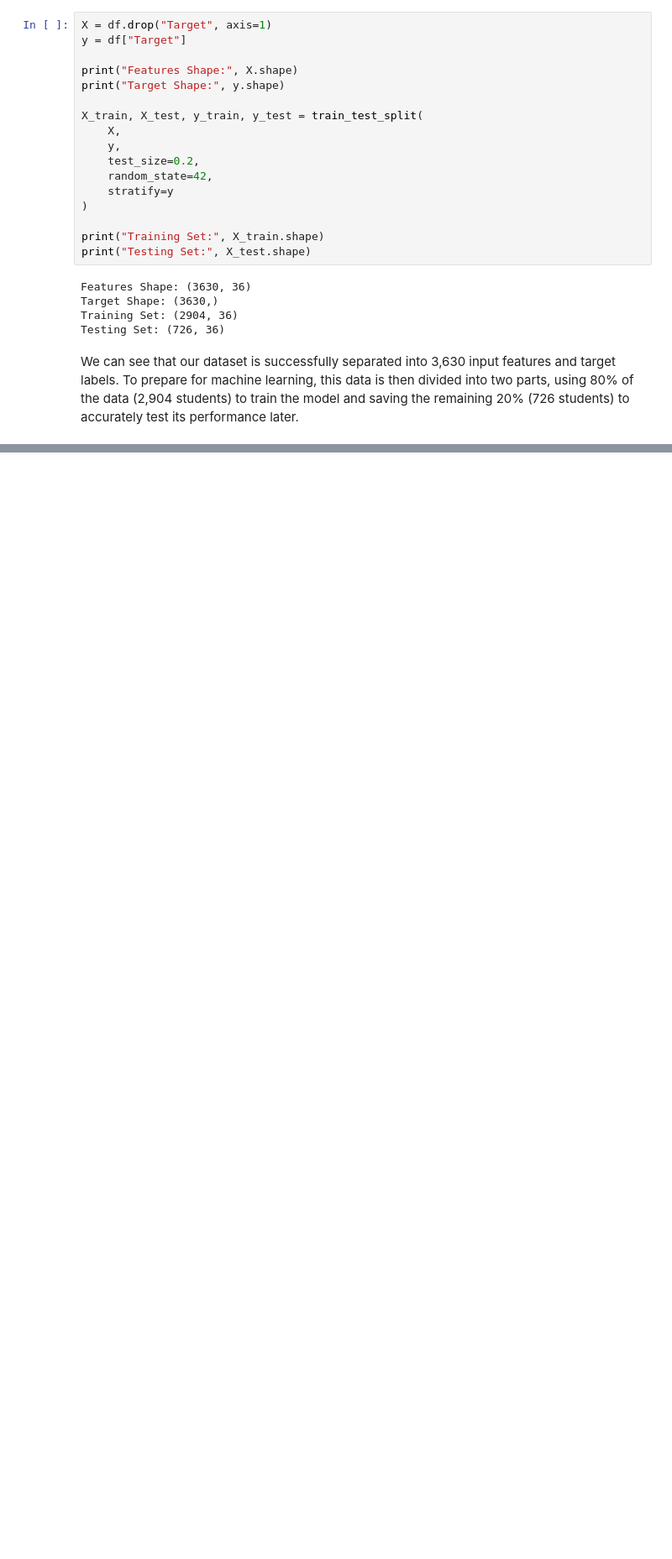
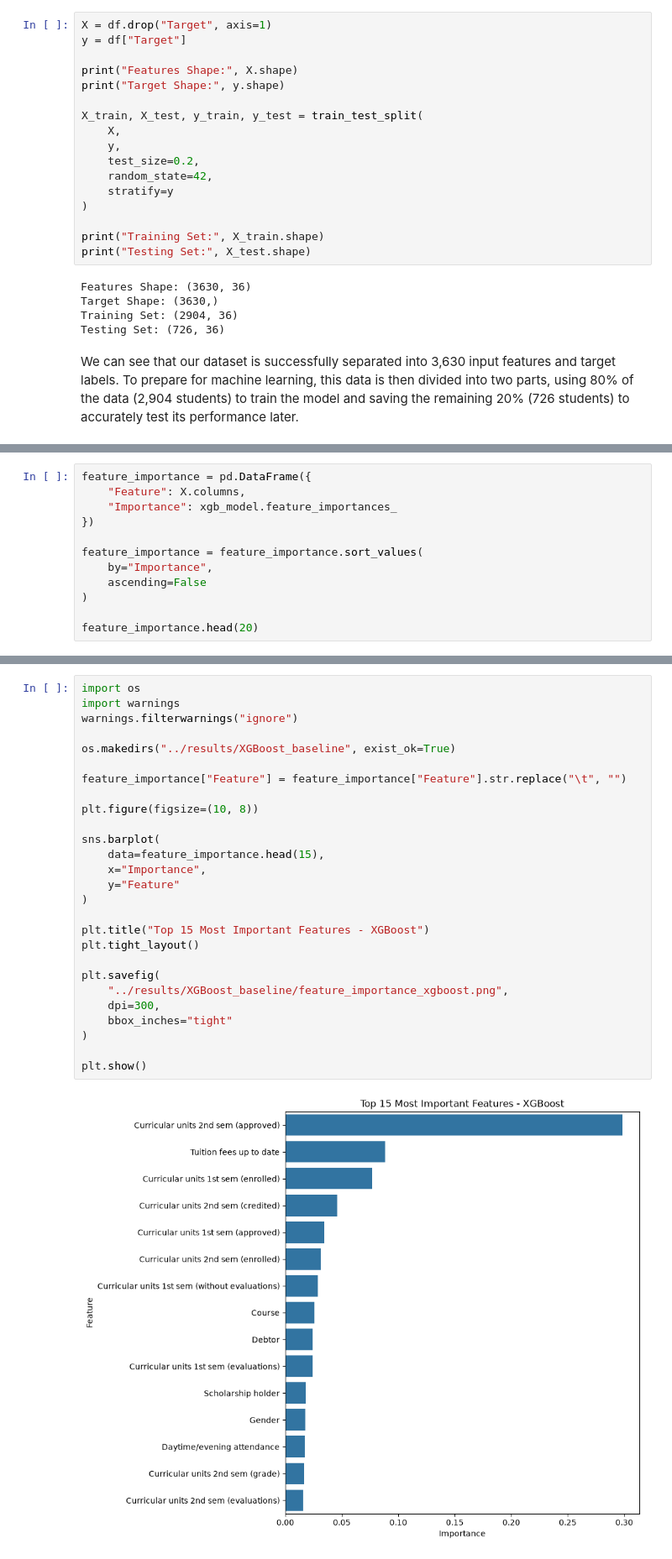
Before and after one commit to code-silence/student-dropout-prediction-research, a Jupyter notebook: notebooks/03_XGBoost_baseline.ipynb, the cells around one changed output, grey strips where cells are left out. Shown at 84% size. Saved outputs shown, nothing was run; the diff lists cells and outputs as text; blank space fills up the shorter version.

```diff
--- a/notebooks/03_XGBoost_baseline.ipynb
+++ b/notebooks/03_XGBoost_baseline.ipynb
@@ -85,0 +143,12 @@ We can see that our dataset is successfully separated into 3,630 input features
+# %%
+feature_importance = pd.DataFrame({
+    "Feature": X.columns,
+    "Importance": xgb_model.feature_importances_
+})
+
+feature_importance = feature_importance.sort_values(
+    by="Importance",
+    ascending=False
+)
+
+feature_importance.head(20)
@@ -85,0 +173,29 @@ We can see that our dataset is successfully separated into 3,630 input features
+# %%
+import os
+import warnings
+warnings.filterwarnings("ignore")
+
+os.makedirs("../results/XGBoost_baseline", exist_ok=True)
+
+feature_importance["Feature"] = feature_importance["Feature"].str.replace("\t", "")
+
+plt.figure(figsize=(10, 8))
+
+sns.barplot(
+    data=feature_importance.head(15),
+    x="Importance",
+    y="Feature"
+)
+
+plt.title("Top 15 Most Important Features - XGBoost")
+plt.tight_layout()
+
+plt.savefig(
+    "../results/XGBoost_baseline/feature_importance_xgboost.png",
+    dpi=300,
+    bbox_inches="tight"
+)
+
+plt.show()
+# %% [output]
+[figure, added]
```
Also changed, not shown: parts of 17 cells of this notebook, 2 other files.
